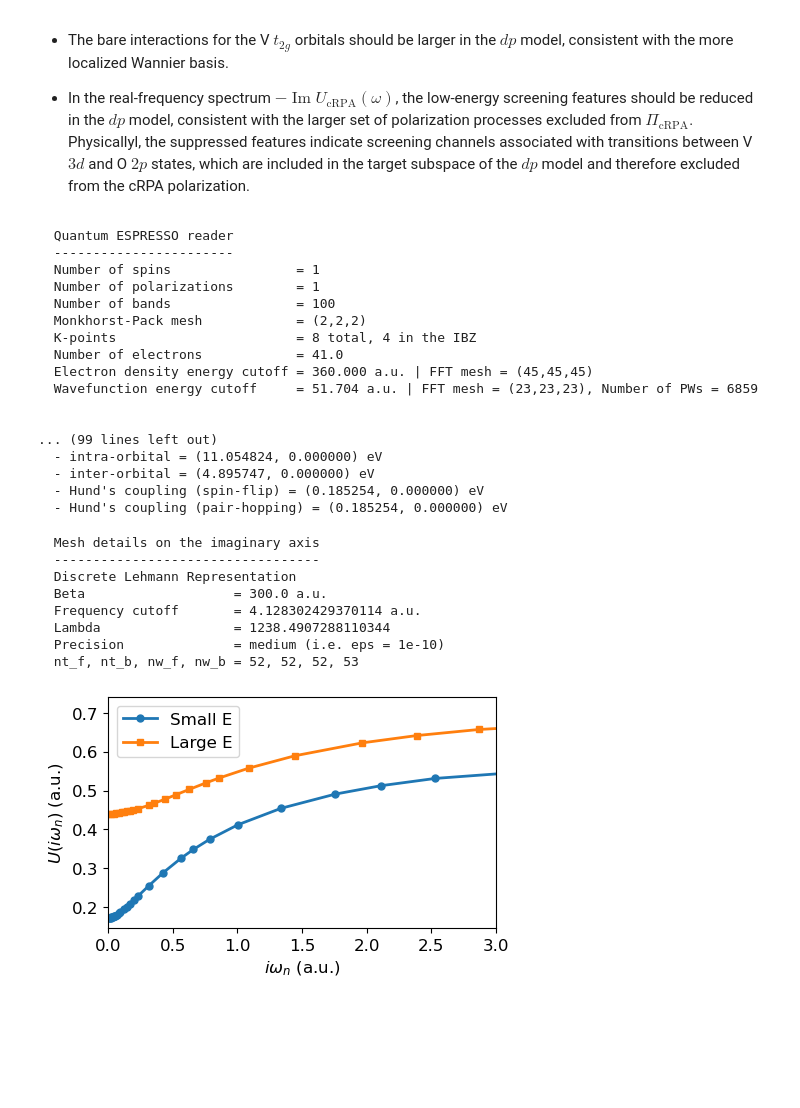
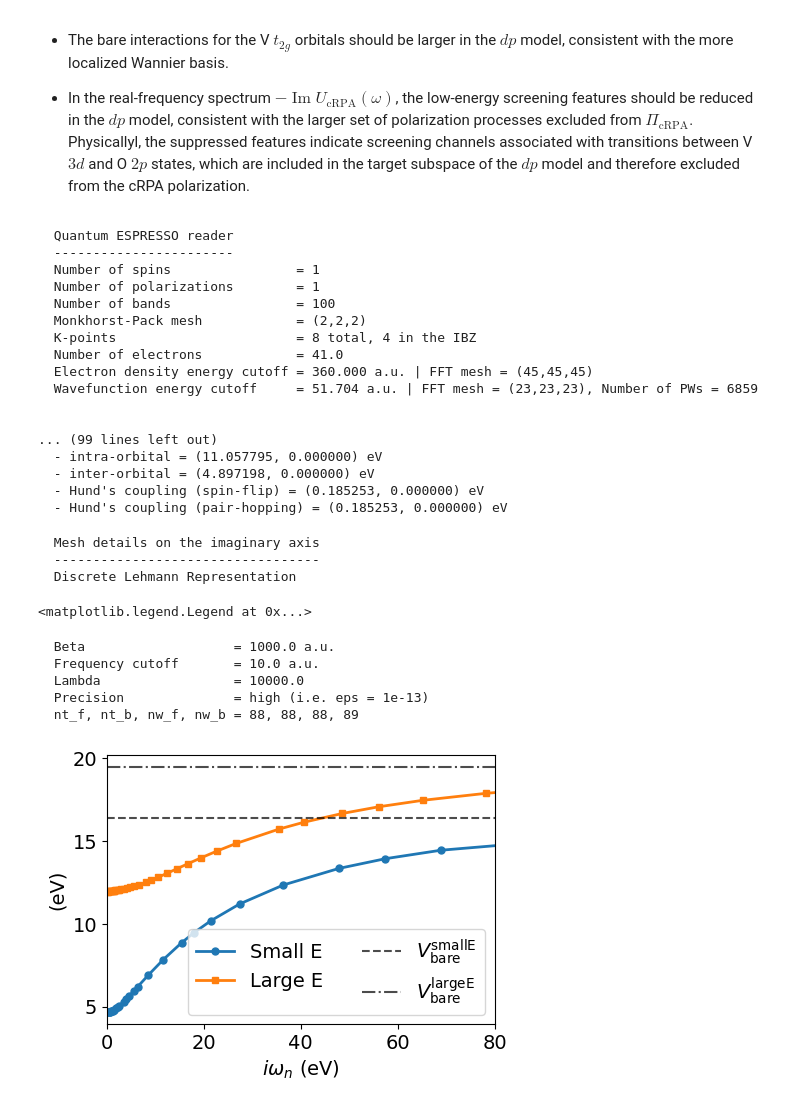
Before and after one commit to AbInitioQHub/coqui-tutorial, a Jupyter notebook: quickstart/03_crpa/03_crpa_screened_interactions.ipynb, the cells around one changed output. Cells and saved outputs as stored; diff of their text form; code cells hidden in the pictures; blank space fills up the shorter version.

```diff
--- a/quickstart/03_crpa/03_crpa_screened_interactions.ipynb
+++ b/quickstart/03_crpa/03_crpa_screened_interactions.ipynb
@@ -438,7 +445,7 @@ crpa_params = {
     "greens_func_source": "mf",
     "prefix": f"crpa_dp_{nbnd}",
     "wannier_file": "svo_222/mlwf_dp/svo_dp.mlwf.h5",
-    "beta": 300,
+    "iaft": {"prec": "high", "wmax": 10}
 }
 Vloc2, Uloc2_iw = coqui.downfold_coulomb(h_int=thc, params=crpa_params)
 # %% [output]
@@ -455,32 +462,37 @@ Vloc2, Uloc2_iw = coqui.downfold_coulomb(h_int=thc, params=crpa_params)
 
 
 ... (99 lines left out)
-  - intra-orbital = (11.054824, 0.000000) eV
-  - inter-orbital = (4.895747, 0.000000) eV
-  - Hund's coupling (spin-flip) = (0.185254, 0.000000) eV
-  - Hund's coupling (pair-hopping) = (0.185254, 0.000000) eV
+  - intra-orbital = (11.057795, 0.000000) eV
+  - inter-orbital = (4.897198, 0.000000) eV
+  - Hund's coupling (spin-flip) = (0.185253, 0.000000) eV
+  - Hund's coupling (pair-hopping) = (0.185253, 0.000000) eV
 # %%
 iaft2 = coqui.IAFT.from_coqui_chkpt("crpa_dp_100.mbpt.h5")
-iw_mesh2 = iaft2.wn_mesh(stats='b', positive_only=True) * np.pi / iaft2.beta
+iw_mesh_pos2 = iaft2.wn_mesh(stats='b', positive_only=True) * np.pi / iaft2.beta
 
-fig, ax = plt.subplots(1, figsize=(5,3))
-ax.plot(iw_mesh, (Vloc[0,0,0,0]+Uloc_iw[:,0,0,0,0]).real,
+fig, ax = plt.subplots(1, figsize=(5,3.5), dpi=100)
+ax.plot(iw_mesh_pos*HARTREE_EV, (Vloc[0,0,0,0]+Uloc_iw[:,0,0,0,0]).real*HARTREE_EV,
         linewidth=2, marker='o', markersize=5, label='Small E')
-ax.plot(iw_mesh2, (Vloc2[0,0,0,0]+Uloc2_iw[:,0,0,0,0]).real,
+ax.plot(iw_mesh_pos2*HARTREE_EV, (Vloc2[0,0,0,0]+Uloc2_iw[:,0,0,0,0]).real*HARTREE_EV,
         linewidth=2, marker='s', markersize=5, label='Large E')
-ax.set_xlim(0,3)
-ax.tick_params(axis='both', which='major', labelsize=12)
-ax.set_xlabel('$i\omega_{n}$ (a.u.)', fontsize=12)
-ax.set_ylabel('$U(i\omega_{n})$ (a.u.)', fontsize=12)
-ax.legend(fontsize=12)
-plt.show()
+
+ax.axhline(y=Vloc[0,0,0,0].real*HARTREE_EV, color="black",
+           linestyle="--", linewidth=1.5, alpha=0.7, label='$V^{\mathrm{small E}}_{\mathrm{bare}}$')
+ax.axhline(y=Vloc2[0,0,0,0].real*HARTREE_EV, color="black",
+           linestyle="-.", linewidth=1.5, alpha=0.7, label='$V^{\mathrm{large E}}_{\mathrm{bare}}$')
+ax.set_xlim(0, 80)
+ax.tick_params(axis='both', which='major', labelsize=14)
+ax.set_xlabel('$i\omega_{n}$ (eV)', fontsize=14)
+ax.set_ylabel('(eV)', fontsize=14)
+ax.legend(ncol=2, fontsize=14)
 # %% [output]
   Mesh details on the imaginary axis
   ----------------------------------
   Discrete Lehmann Representation
-  Beta                   = 300.0 a.u.
-  Frequency cutoff       = 4.128302429370114 a.u.
-  Lambda                 = 1238.4907288110344
-  Precision              = medium (i.e. eps = 1e-10)
-  nt_f, nt_b, nw_f, nw_b = 52, 52, 52, 53
+<matplotlib.legend.Legend at 0x...>
+  Beta                   = 1000.0 a.u.
+  Frequency cutoff       = 10.0 a.u.
+  Lambda                 = 10000.0
+  Precision              = high (i.e. eps = 1e-13)
+  nt_f, nt_b, nw_f, nw_b = 88, 88, 88, 89
-[figure, old version]
+[figure, new version]
```
Also changed, not shown: parts of 12 cells of this notebook, 1 other file.
